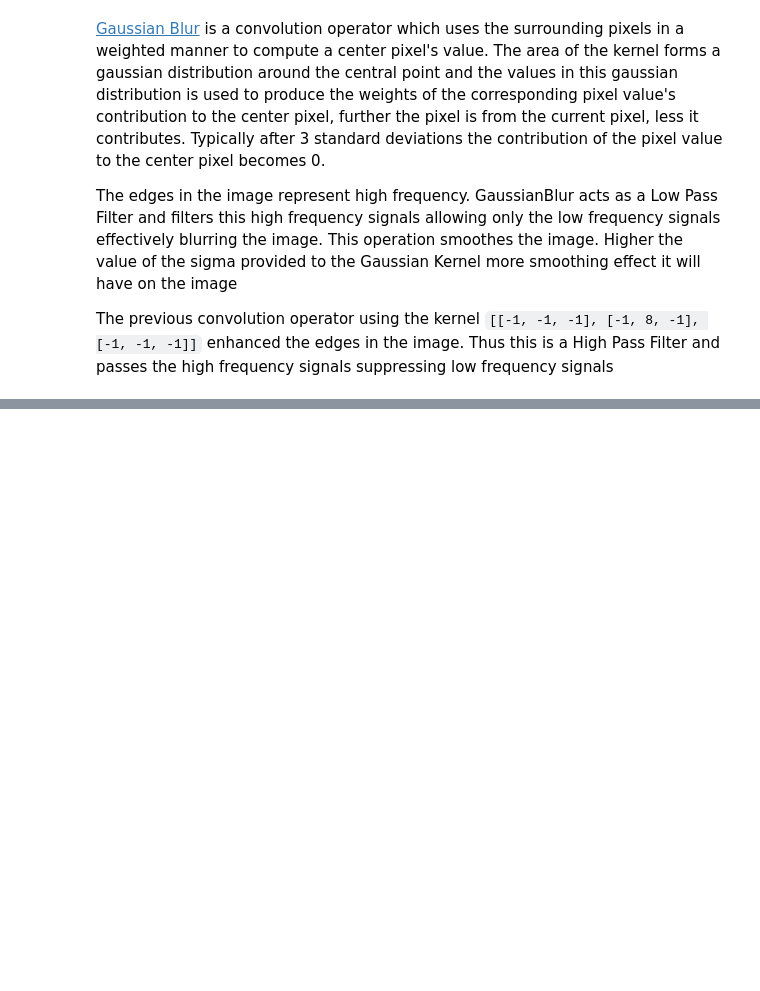
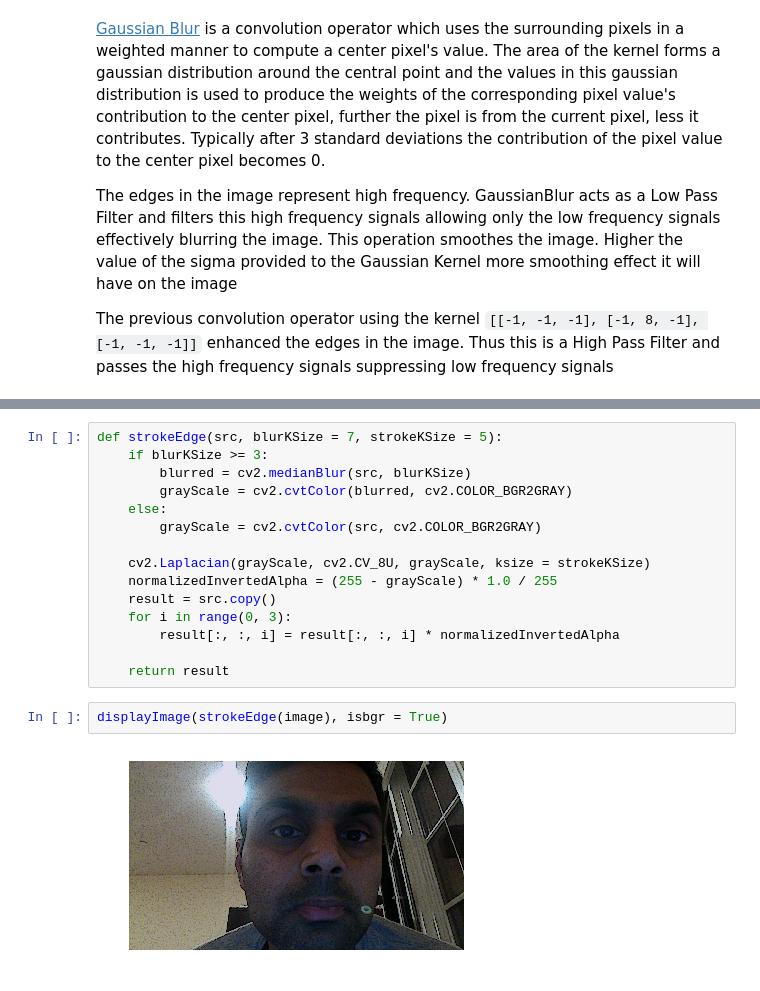
Before and after one commit to amolnayak311/OpenCV-Playground, a Jupyter notebook: chapter3/OpenCV 3, Chapter 3.ipynb, the cells around one changed output, grey strips where cells are left out. Cells and saved outputs as stored; diff of their text form; blank space fills up the shorter version.

```diff
--- a/chapter3/OpenCV 3, Chapter 3.ipynb
+++ b/chapter3/OpenCV 3, Chapter 3.ipynb
@@ -94,0 +119,19 @@ The previous convolution operator using the kernel ``[[-1, -1, -1], [-1, 8, -1],
+# %%
+def strokeEdge(src, blurKSize = 7, strokeKSize = 5):
+    if blurKSize >= 3:
+        blurred = cv2.medianBlur(src, blurKSize)
+        grayScale = cv2.cvtColor(blurred, cv2.COLOR_BGR2GRAY)
+    else:
+        grayScale = cv2.cvtColor(src, cv2.COLOR_BGR2GRAY)
+
+    cv2.Laplacian(grayScale, cv2.CV_8U, grayScale, ksize = strokeKSize)
+    normalizedInvertedAlpha = (255 - grayScale) * 1.0 / 255
+    result = src.copy()
+    for i in range(0, 3):
+        result[:, :, i] = result[:, :, i] * normalizedInvertedAlpha
+
+    return result
+# %%
+displayImage(strokeEdge(image), isbgr = True)
+# %% [output]
+[figure, added]
```
Also changed, not shown: parts of 5 cells of this notebook.
